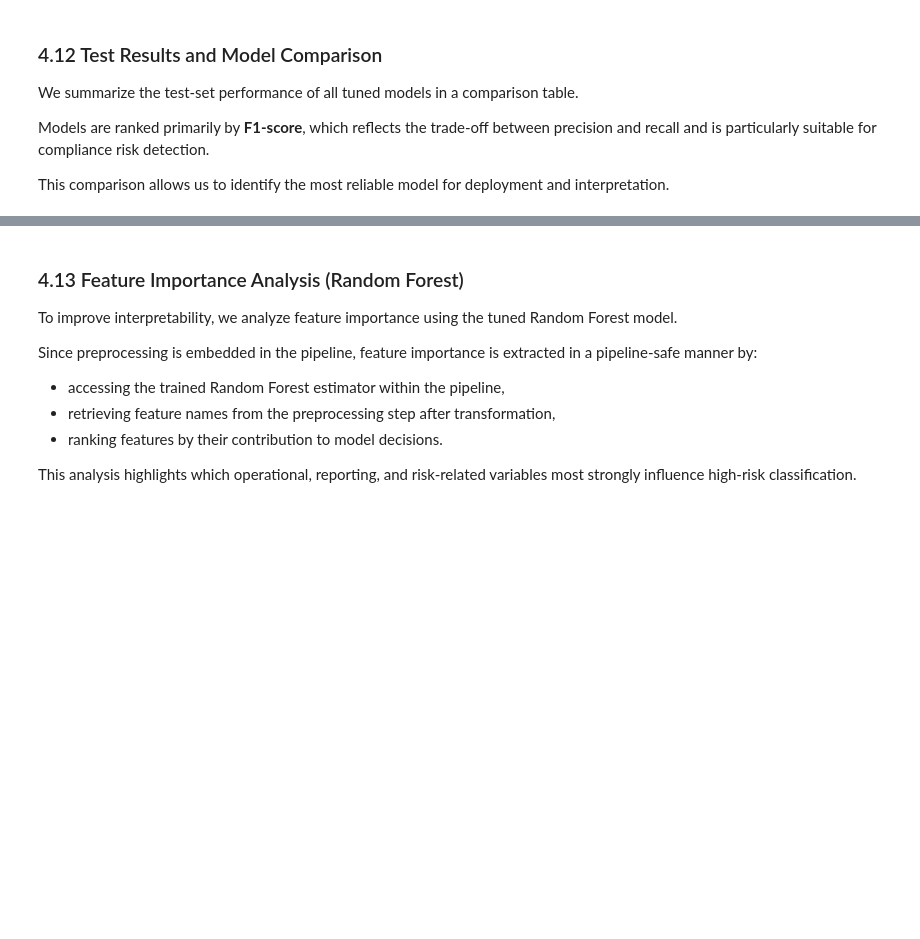
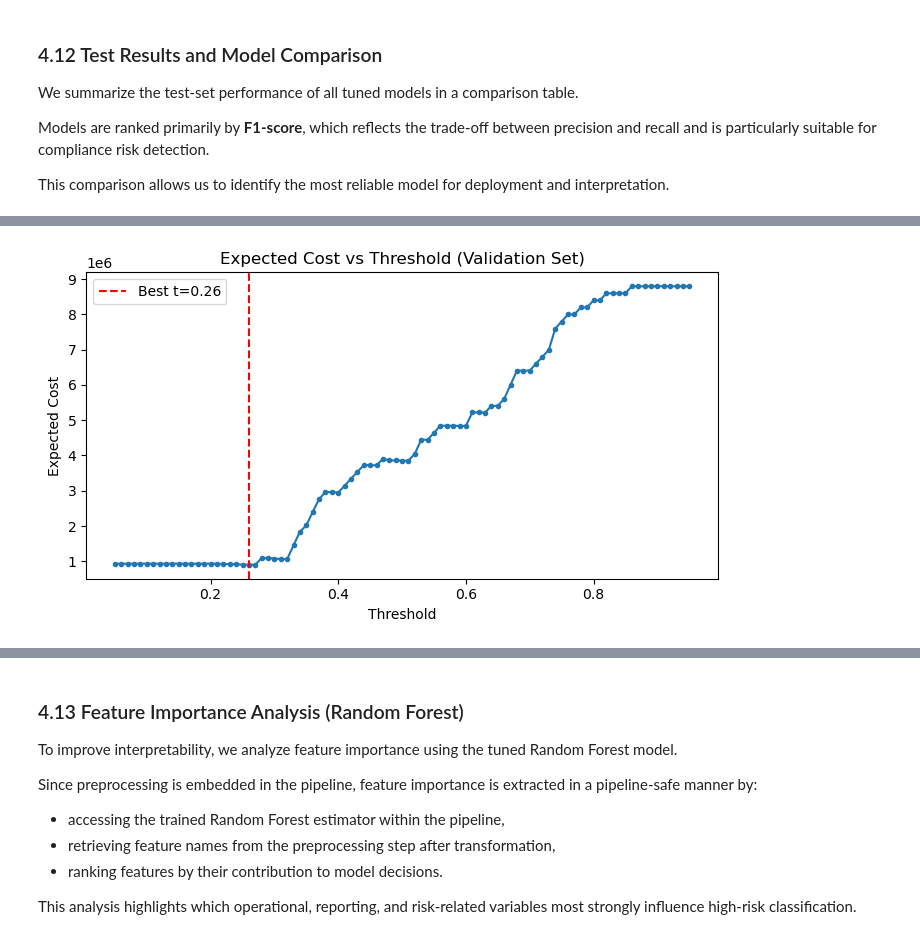
Before and after one commit to deniztaylan06/PROJECT_321551, a Jupyter notebook: main.ipynb, the cells around one changed output, grey strips where cells are left out. Cells and saved outputs as stored; diff of their text form; code cells hidden in the pictures; blank space fills up the shorter version.

```diff
--- a/main.ipynb
+++ b/main.ipynb
@@ -805,7 +980,7 @@ numeric_pipe = Pipeline(steps=[
 ])
 
 categorical_pipe = Pipeline(steps=[
-    ("imputer", SimpleImputer(strategy="most_frequent")),
+    ("imputer", SimpleImputer(strategy="most_frequent", add_indicator=True)),
     ("onehot", OneHotEncoder(handle_unknown="ignore"))
 ])
 
@@ -1160,0 +1309,89 @@ Model comparison on the test set (sorted by F1):
+# %%
+from sklearn.base import clone
+from sklearn.metrics import confusion_matrix
+
+model_lookup = {
+    "Logistic Regression": grid_log_reg.best_estimator_,
+    "Random Forest": grid_rf.best_estimator_,
+    "HistGradientBoosting": grid_hgb.best_estimator_
+}
+
+# Select model using CV F1 from GridSearchCV (avoid test leakage)
+cv_scores = {
+    "Logistic Regression": grid_log_reg.best_score_,
+    "Random Forest": grid_rf.best_score_,
+    "HistGradientBoosting": grid_hgb.best_score_
+}
+
+best_name = max(cv_scores, key=cv_scores.get)
+best_estimator = model_lookup[best_name]
+print("Selected model by CV F1:", best_name, "| CV F1:", round(cv_scores[best_name], 3))
+
+# Costs are midpoints of the provided ranges
+cost_fn = 200000  # false negative: missed high-risk dept
+cost_fp = 7500    # false positive: unnecessary audit
+
+best_for_threshold = clone(best_estimator)
+best_for_threshold.fit(X_train, y_train)
+val_proba = best_for_threshold.predict_proba(X_val)[:, 1]
+
+thresholds = np.linspace(0.05, 0.95, 91)
+costs = []
+
+for t in thresholds:
+    val_pred = (val_proba >= t).astype(int)
+    tn, fp, fn, tp = confusion_matrix(y_val, val_pred).ravel()
+    total_cost = fn * cost_fn + fp * cost_fp
+    costs.append(total_cost)
+
+best_idx = int(np.argmin(costs))
+best_threshold = float(thresholds[best_idx])
+
+plt.figure(figsize=(7, 4))
+plt.plot(thresholds, costs, marker="o", markersize=3)
+plt.axvline(best_threshold, color="red", linestyle="--", label=f"Best t={best_threshold:.2f}")
+plt.title("Expected Cost vs Threshold (Validation Set)")
+plt.xlabel("Threshold")
+plt.ylabel("Expected Cost")
+plt.legend()
+plt.tight_layout()
+threshold_path = os.path.join(images_dir, "threshold_cost_curve.png")
+plt.savefig(threshold_path, dpi=300)
+plt.show()
+plt.close()
+
+print("Cost-optimized threshold:", round(best_threshold, 3))
+print("Saved:", threshold_path)
+
+# Evaluate on test set using the selected threshold
+best_final = clone(best_estimator)
+best_final.fit(X_trainval, y_trainval)
+
+test_proba = best_final.predict_proba(X_test)[:, 1]
+
+def cost_report(y_true, y_pred, label):
+    tn, fp, fn, tp = confusion_matrix(y_true, y_pred).ravel()
+    total_cost = fn * cost_fn + fp * cost_fp
+    print(label)
+    print("  TN:", tn, "FP:", fp, "FN:", fn, "TP:", tp)
+    print("  Expected cost:", int(total_cost))
+    return total_cost
+
+pred_default = (test_proba >= 0.5).astype(int)
+pred_cost = (test_proba >= best_threshold).astype(int)
+
+cost_default = cost_report(y_test, pred_default, "Default threshold (0.5)")
+cost_opt = cost_report(y_test, pred_cost, f"Cost-optimized threshold ({best_threshold:.2f})")
+
+cm = confusion_matrix(y_test, pred_cost)
+cmd = ConfusionMatrixDisplay(cm)
+cmd.plot(cmap="Blues")
+plt.title(f"Confusion Matrix @ Cost-Optimized Threshold ({best_threshold:.2f})")
+plt.tight_layout()
+cm_path = os.path.join(images_dir, "confusion_matrix_cost_threshold.png")
+plt.savefig(cm_path, dpi=300)
+plt.show()
+plt.close()
+
+print("Saved:", cm_path)
+# %% [output]
@@ -1160,0 +1399 @@ Model comparison on the test set (sorted by F1):
+[figure, added]
```
Also changed, not shown: parts of 21 cells of this notebook, 20 other files.
